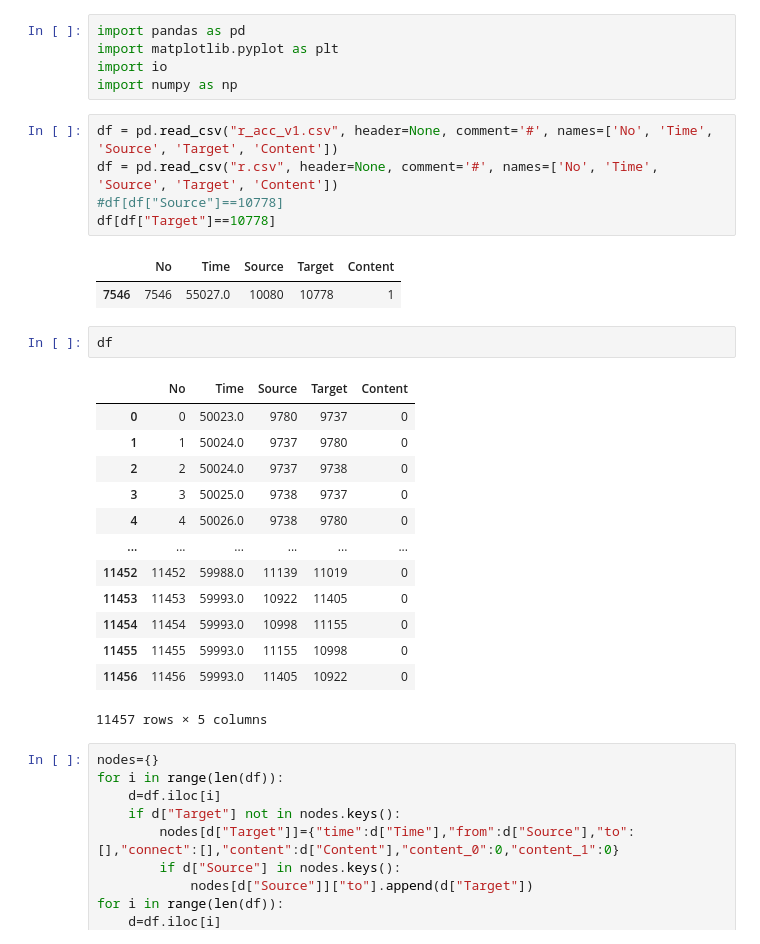
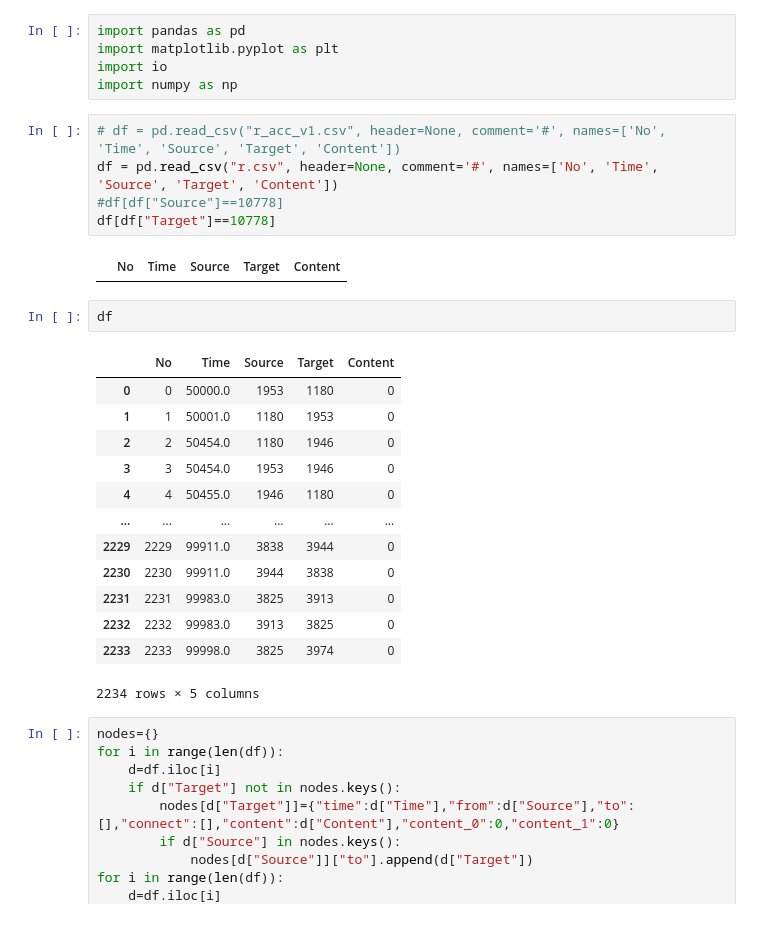
Before and after one commit to KakutaNoriharu/lab2, a Jupyter notebook: main/AnalyzeAccPlot.ipynb, the cells around one changed output. Drawn from its saved outputs; the diff is of its cells as text.

```diff
--- a/main/AnalyzeAccPlot.ipynb
+++ b/main/AnalyzeAccPlot.ipynb
@@ -4,29 +4,28 @@ import matplotlib.pyplot as plt
 import io
 import numpy as np
 # %%
-df = pd.read_csv("r_acc_v1.csv", header=None, comment='#', names=['No', 'Time', 'Source', 'Target', 'Content'])
+# df = pd.read_csv("r_acc_v1.csv", header=None, comment='#', names=['No', 'Time', 'Source', 'Target', 'Content'])
 df = pd.read_csv("r.csv", header=None, comment='#', names=['No', 'Time', 'Source', 'Target', 'Content'])
 #df[df["Source"]==10778]
 df[df["Target"]==10778]
 # %% [output]
 |  | No | Time | Source | Target | Content |
-| 7546 | 7546 | 55027.0 | 10080 | 10778 | 1 |
 # %%
 df
 # %% [output]
 |  | No | Time | Source | Target | Content |
-| 0 | 0 | 50023.0 | 9780 | 9737 | 0 |
-| 1 | 1 | 50024.0 | 9737 | 9780 | 0 |
-| 2 | 2 | 50024.0 | 9737 | 9738 | 0 |
-| 3 | 3 | 50025.0 | 9738 | 9737 | 0 |
-| 4 | 4 | 50026.0 | 9738 | 9780 | 0 |
+| 0 | 0 | 50000.0 | 1953 | 1180 | 0 |
+| 1 | 1 | 50001.0 | 1180 | 1953 | 0 |
+| 2 | 2 | 50454.0 | 1180 | 1946 | 0 |
+| 3 | 3 | 50454.0 | 1953 | 1946 | 0 |
+| 4 | 4 | 50455.0 | 1946 | 1180 | 0 |
 | ... | ... | ... | ... | ... | ... |
-| 11452 | 11452 | 59988.0 | 11139 | 11019 | 0 |
-| 11453 | 11453 | 59993.0 | 10922 | 11405 | 0 |
-| 11454 | 11454 | 59993.0 | 10998 | 11155 | 0 |
-| 11455 | 11455 | 59993.0 | 11155 | 10998 | 0 |
-| 11456 | 11456 | 59993.0 | 11405 | 10922 | 0 |
+| 2229 | 2229 | 99911.0 | 3838 | 3944 | 0 |
+| 2230 | 2230 | 99911.0 | 3944 | 3838 | 0 |
+| 2231 | 2231 | 99983.0 | 3825 | 3913 | 0 |
+| 2232 | 2232 | 99983.0 | 3913 | 3825 | 0 |
+| 2233 | 2233 | 99998.0 | 3825 | 3974 | 0 |
-11457 rows × 5 columns
+2234 rows × 5 columns
 # %%
 nodes={}
 for i in range(len(df)):
```
Also changed, not shown: parts of 5 cells of this notebook, 8 other files.
